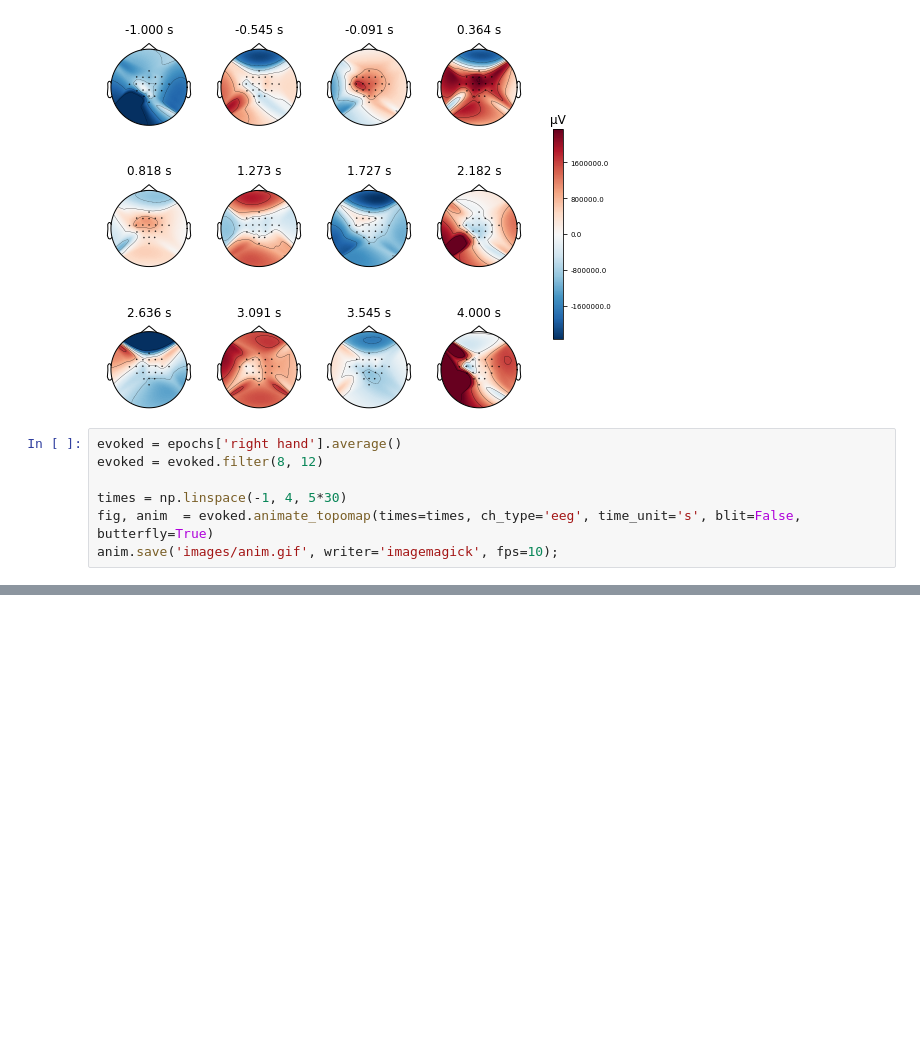
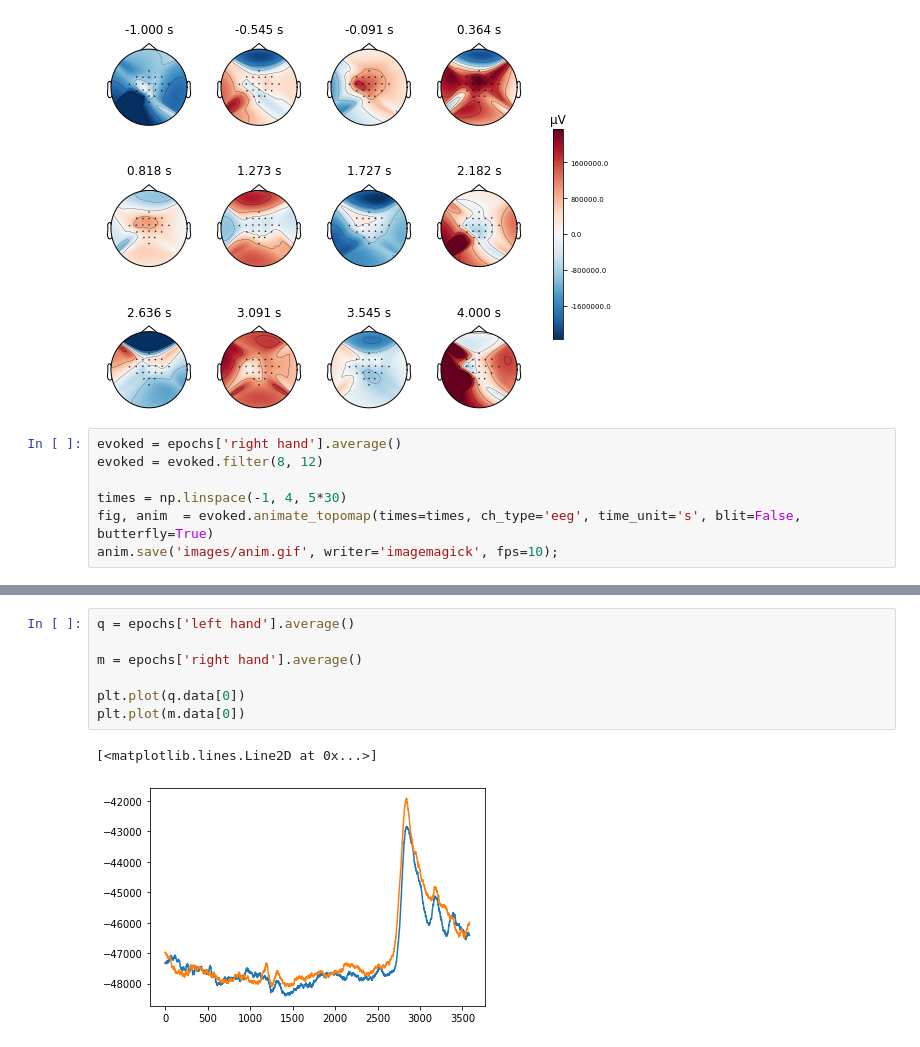
Before and after one commit to UN-GCPDS/python-gcpds.utils, a Jupyter notebook: docs/source/notebooks/04-mne_integrations.ipynb, the cells around one changed output, grey strips where cells are left out. Cells and saved outputs as stored; diff of their text form; blank space fills up the shorter version.

```diff
--- a/docs/source/notebooks/04-mne_integrations.ipynb
+++ b/docs/source/notebooks/04-mne_integrations.ipynb
@@ -65,0 +80,10 @@ anim.save('images/anim.gif', writer='imagemagick', fps=10);
+# %%
+q = epochs['left hand'].average()
+
+m = epochs['right hand'].average()
+
+plt.plot(q.data[0])
+plt.plot(m.data[0])
+# %% [output]
+[<matplotlib.lines.Line2D at 0x...>]
+[figure, added]
```
Also changed, not shown: parts of 2 cells of this notebook, 17 other files.
